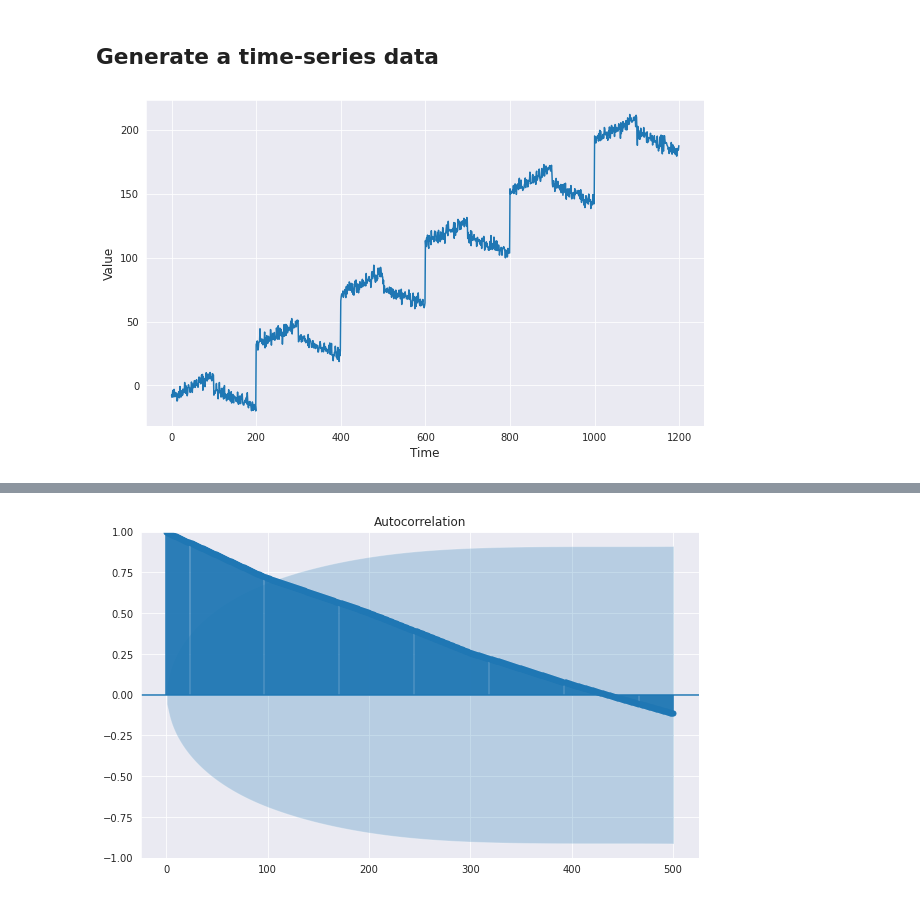
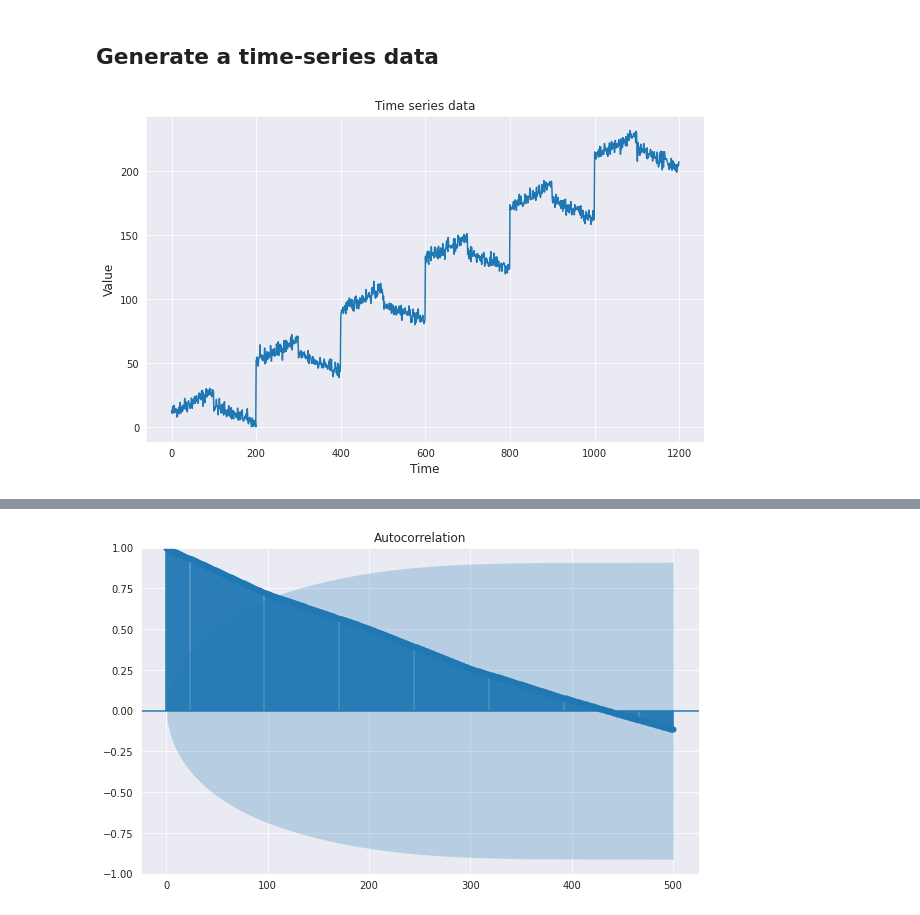
Before and after one commit to ZequnZ/Knowledge-base, a Jupyter notebook: ds/time series/time_series.ipynb, the cells around one changed output, grey strips where cells are left out. Cells and saved outputs as stored; diff of their text form; code cells hidden in the pictures.

```diff
--- a/ds/time series/time_series.ipynb
+++ b/ds/time series/time_series.ipynb
@@ -27,7 +32,7 @@ The lab_black extension is already loaded. To reload it, use:
 ## Generate a time-series data
 # %%
 time = np.arange(1200, dtype="float32")
-baseline = 0
+baseline = 20
 
 
 def trend(time, slope, intercept=0):
@@ -50,11 +55,12 @@ def noise(time, amplitude, seed=42):
     rnd = np.random.RandomState(seed=seed)
     return rnd.randn(len(time)) * amplitude
 # %%
-ts = seasonality(time, 200) + trend(time, 0.2) + noise(time, 3)
+ts = baseline + seasonality(time, 200) + trend(time, 0.2) + noise(time, 3)
 plt.figure(figsize=(10, 6))
 plt.plot(time, ts)
+plt.title("Time series data")
 plt.xlabel("Time", fontsize=12)
 plt.ylabel("Value", fontsize=12)
 plt.show()
 # %% [output]
-[figure, old version]
+[figure, new version]
```
Also changed, not shown: parts of 31 cells of this notebook.
